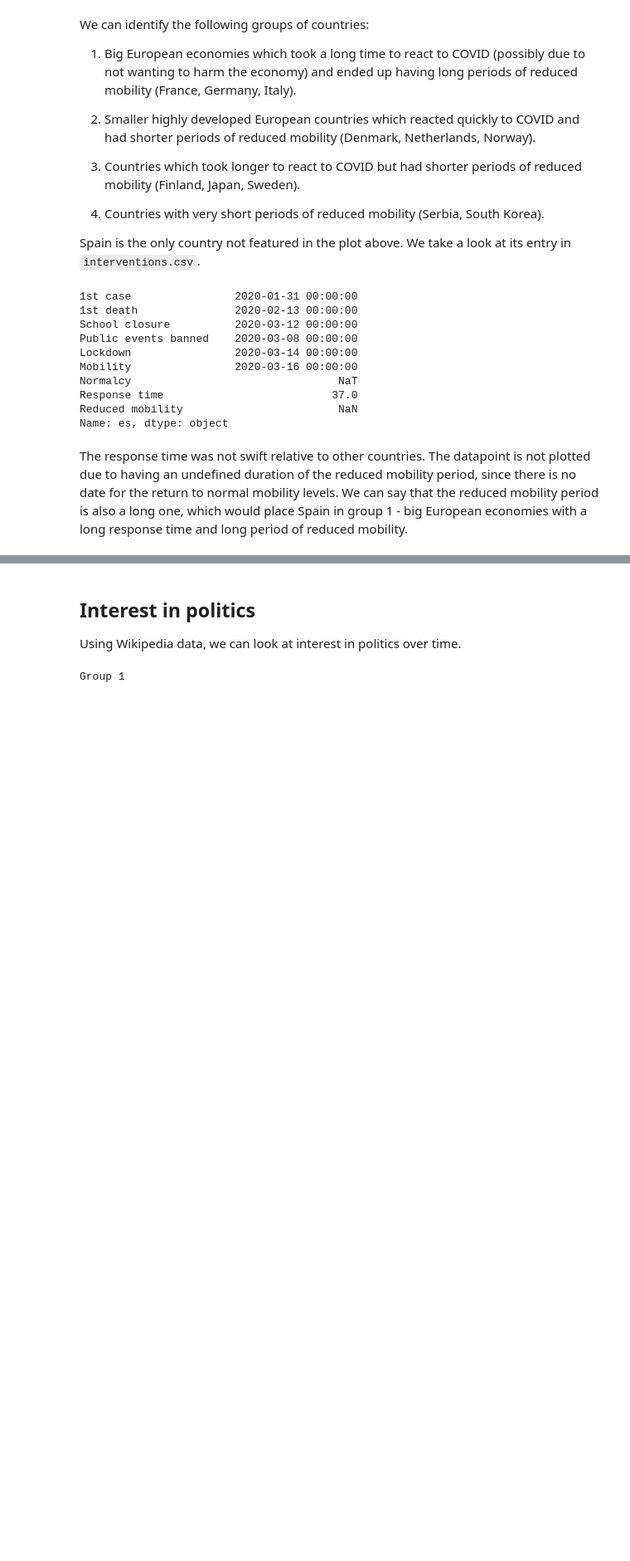
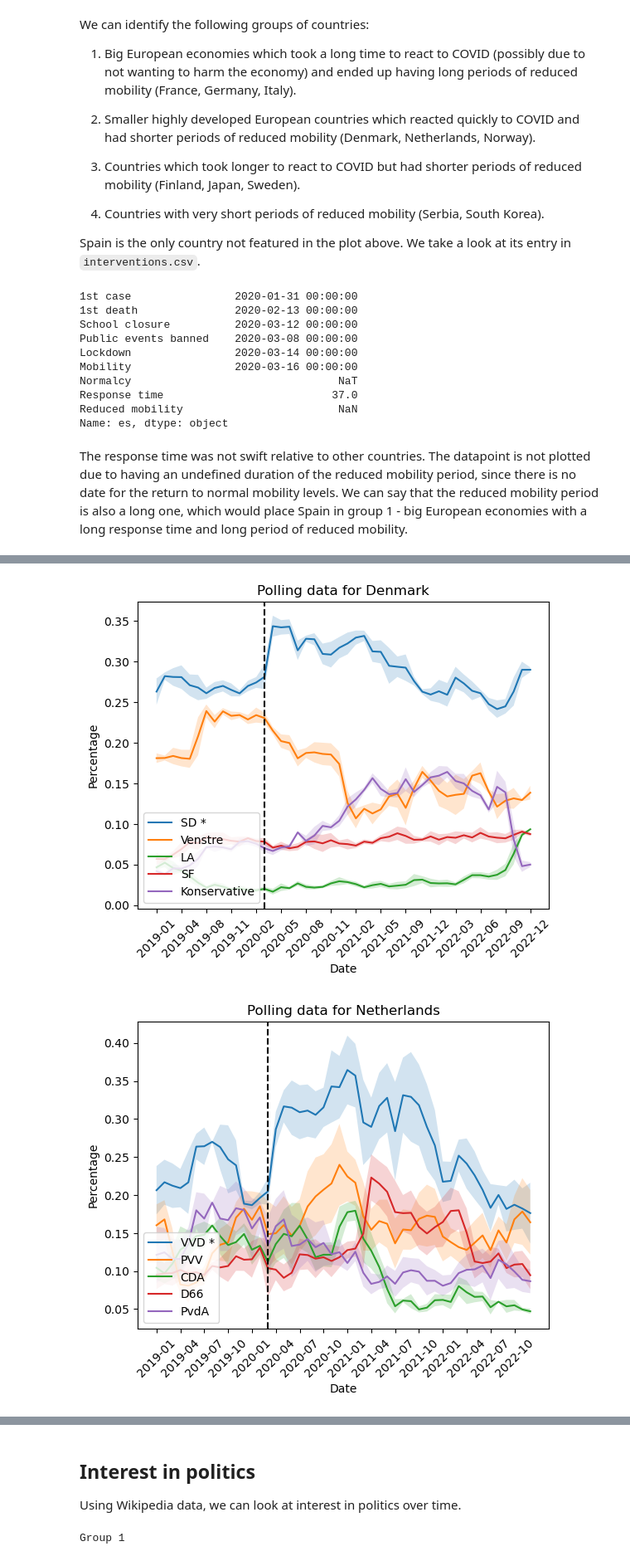
Before and after one commit to epfl-ada/ada-2022-project-zeta, a Jupyter notebook: ADAnalysis.ipynb, the cells around one changed output, grey strips where cells are left out. Shown at 83% size. Cells and saved outputs as stored; diff of their text form; code cells hidden in the pictures; blank space fills up the shorter version.

```diff
--- a/ADAnalysis.ipynb
+++ b/ADAnalysis.ipynb
@@ -129,0 +120,7 @@ In group 3, we observe a similar effect whereby support in the government increa
+# %%
+for country in response_groups[1]:
+    df = get_polling_data(country)
+    plot_polling_data(df, country, df_dates)
+# %% [output]
+[figure, added]
+[figure, added]
```
Also changed, not shown: parts of 12 cells of this notebook, 1 other file.
